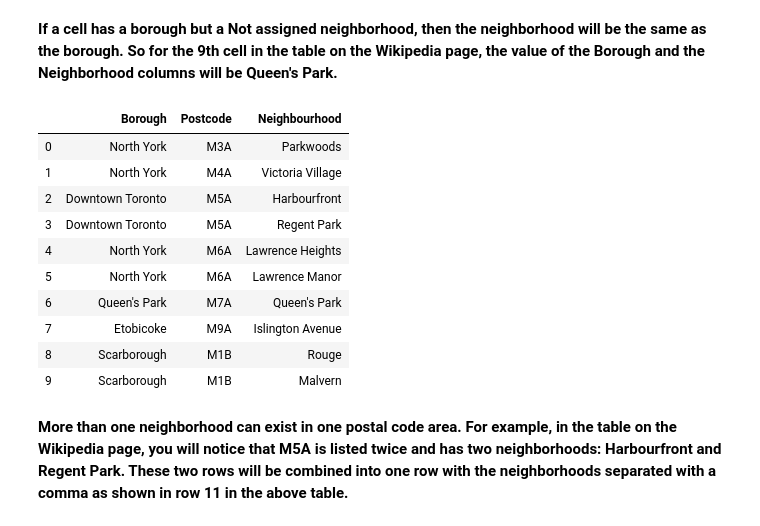
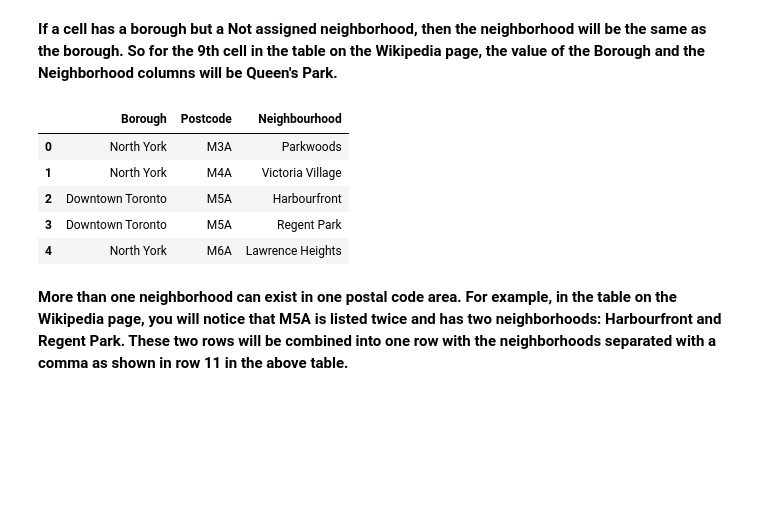
Before and after one commit to LRT-YASH/TestDSRepo, a Jupyter notebook: WK_3_Assignment_P1.ipynb, the cells around one changed output. Drawn from its saved outputs; the diff is of its cells as text; code cells hidden in the pictures; blank space fills up the shorter version.

```diff
--- a/WK_3_Assignment_P1.ipynb
+++ b/WK_3_Assignment_P1.ipynb
@@ -79,19 +77,14 @@ T_neigh_df_clean.loc[T_neigh_df_clean['Neighbourhood'] == 'Not assigned','Neighb
 T_neigh_df_clean[T_neigh_df_clean["Neighbourhood"] == "Not assigned"]
 T_neigh_df_clean["Neighbourhood"] = T_neigh_df_clean["Neighbourhood"].fillna(T_neigh_df_clean["Borough"])
 # %%
-T_neigh_df_clean.head(10)
+T_neigh_df_clean.head(5)
 # %% [output]
 |  | Borough | Postcode | Neighbourhood |
 | 0 | North York | M3A | Parkwoods |
 | 1 | North York | M4A | Victoria Village |
 | 2 | Downtown Toronto | M5A | Harbourfront |
 | 3 | Downtown Toronto | M5A | Regent Park |
 | 4 | North York | M6A | Lawrence Heights |
-| 5 | North York | M6A | Lawrence Manor |
-| 6 | Queen's Park | M7A | Queen's Park |
-| 7 | Etobicoke | M9A | Islington Avenue |
-| 8 | Scarborough | M1B | Rouge |
-| 9 | Scarborough | M1B | Malvern |
 # %% [markdown]
 <B>More than one neighborhood can exist in one postal code area. For example, in the table on the Wikipedia page, you will notice that M5A is listed twice and has two neighborhoods: Harbourfront and Regent Park. These two rows will be combined into one row with the neighborhoods separated with a comma as shown in row 11 in the above table.<B>
 # %%
```
Also changed, not shown: parts of 4 cells of this notebook.
